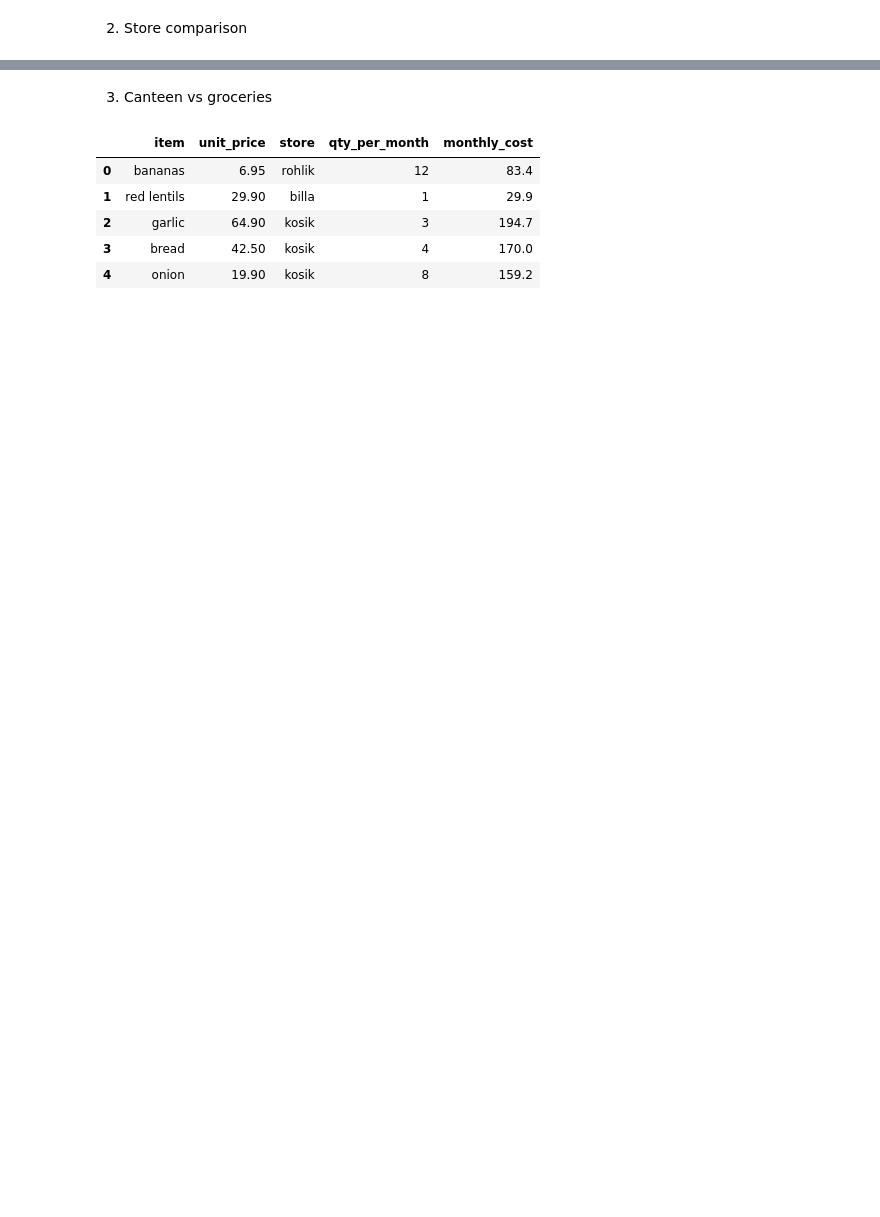
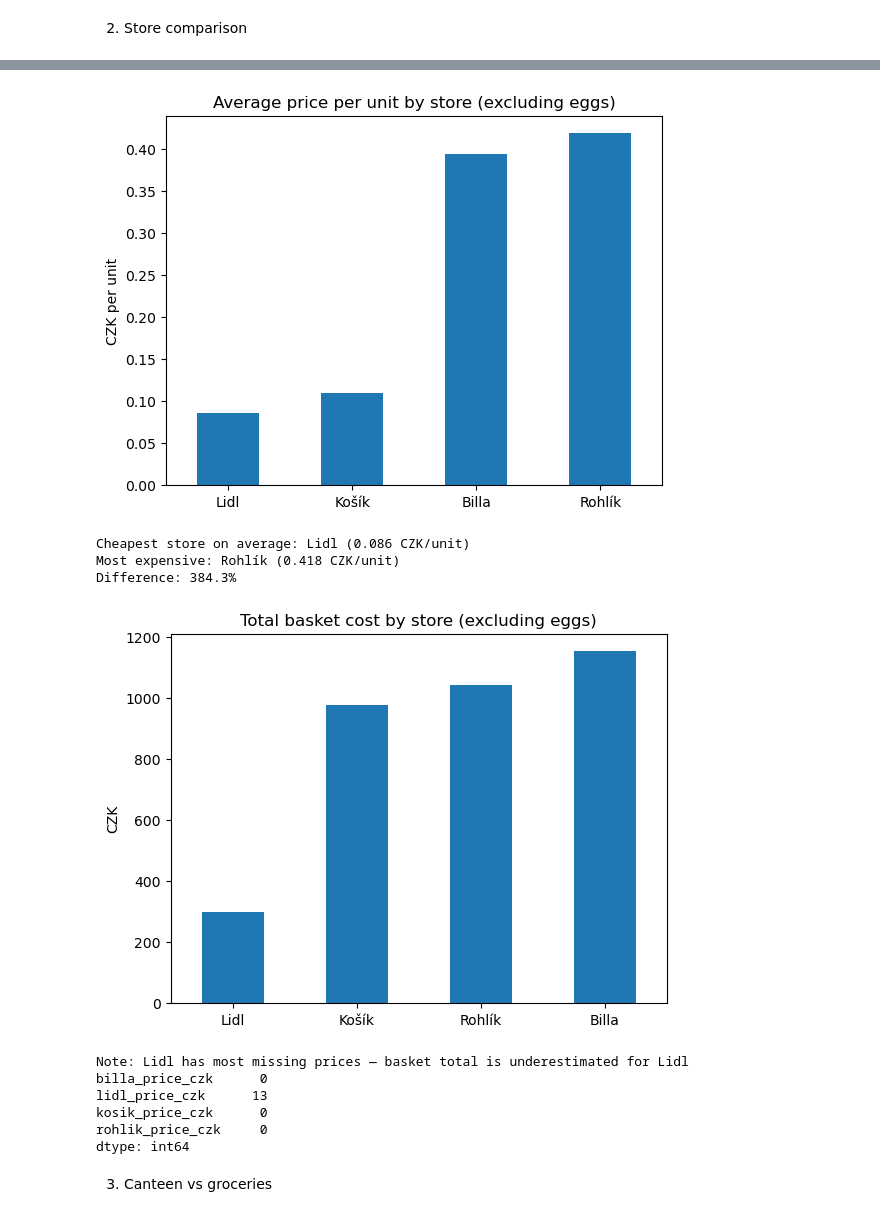
Before and after one commit to haeronwen/project, a Jupyter notebook: analysis.ipynb, the cells around one changed output, grey strips where cells are left out. Drawn from its saved outputs; the diff is of its cells as text; code cells hidden in the pictures; blank space fills up the shorter version.

```diff
--- a/analysis.ipynb
+++ b/analysis.ipynb
@@ -477,11 +386,51 @@ plt.show()
+# %%
+groceries_full = load_groceries_full()
+
+# Exclude eggs - incompatible units across stores
+no_eggs = groceries_full[groceries_full["item"] != "vejce"].copy()
+
+store_prices = no_eggs[["item", "billa_price_per_unit", "lidl_price_per_unit",
+                          "kosik_price_per_unit", "rohlik_price_per_unit"]].copy()
+store_prices.columns = ["item", "Billa", "Lidl", "Košík", "Rohlík"]
+store_prices = store_prices.set_index("item")
+
+# Average price per unit (excludes NaN automatically)
+store_means = store_prices.mean().sort_values()
+store_means.plot.bar()
+plt.title("Average price per unit by store (excluding eggs)")
+plt.ylabel("CZK per unit")
+plt.xticks(rotation=0)
+plt.show()
+
+cheapest_store = store_means.idxmin()
+print(f"Cheapest store on average: {cheapest_store} ({store_means.min():.3f} CZK/unit)")
+print(f"Most expensive: {store_means.idxmax()} ({store_means.max():.3f} CZK/unit)")
+print(f"Difference: {((store_means.max() - store_means.min()) / store_means.min() * 100):.1f}%")
+
+# Total basket cost per store
+basket_totals = no_eggs[["billa_price_czk", "lidl_price_czk",
+                           "kosik_price_czk", "rohlik_price_czk"]].sum()
+basket_totals.index = ["Billa", "Lidl", "Košík", "Rohlík"]
+basket_totals.sort_values().plot.bar()
+plt.title("Total basket cost by store (excluding eggs)")
+plt.ylabel("CZK")
+plt.xticks(rotation=0)
+plt.show()
+
+print("\nNote: Lidl has most missing prices — basket total is underestimated for Lidl")
+print(groceries_full[["billa_price_czk","lidl_price_czk",
+                        "kosik_price_czk","rohlik_price_czk"]].isna().sum())
+# %% [output]
+[figure, added]
+Cheapest store on average: Lidl (0.086 CZK/unit)
+Most expensive: Rohlík (0.418 CZK/unit)
+Difference: 384.3%
+[figure, added]
+Note: Lidl has most missing prices — basket total is underestimated for Lidl
+billa_price_czk      0
+lidl_price_czk      13
+kosik_price_czk      0
+rohlik_price_czk     0
+dtype: int64
 # %% [markdown]
 3. Canteen vs groceries
-# %%
-basket.head()
-# %% [output]
-|  | item | unit_price | store | qty_per_month | monthly_cost |
-| 0 | bananas | 6.95 | rohlik | 12 | 83.4 |
-| 1 | red lentils | 29.90 | billa | 1 | 29.9 |
-| 2 | garlic | 64.90 | kosik | 3 | 194.7 |
-| 3 | bread | 42.50 | kosik | 4 | 170.0 |
-| 4 | onion | 19.90 | kosik | 8 | 159.2 |
```
Also changed, not shown: parts of 40 cells of this notebook, 3 other files.
